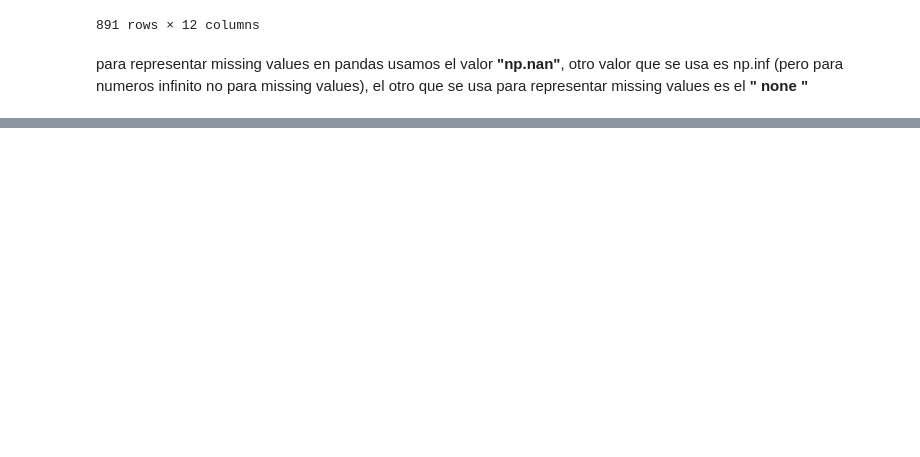
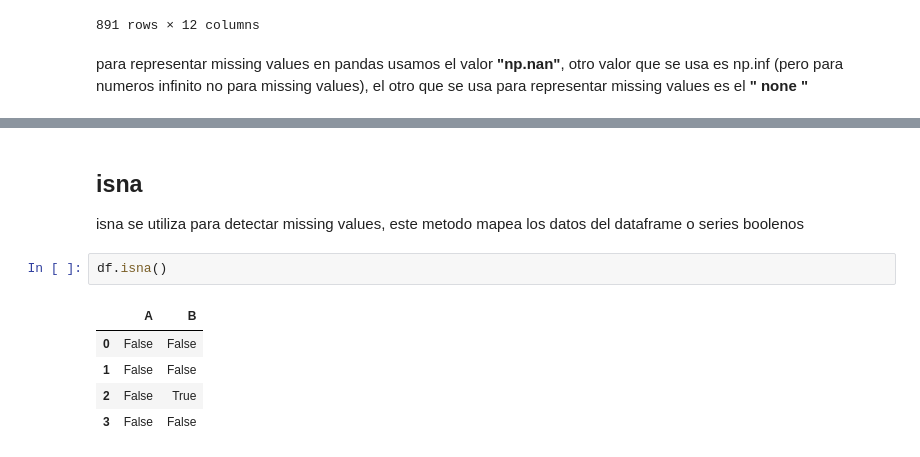
Before and after one commit to balthazar-bytes/Analisis-de-datos, a Jupyter notebook: teoria/modulo 5/missing_values.ipynb, the cells around one changed output, grey strips where cells are left out. Drawn from its saved outputs; the diff is of its cells as text; blank space fills up the shorter version.

```diff
--- a/teoria/modulo 5/missing_values.ipynb
+++ b/teoria/modulo 5/missing_values.ipynb
@@ -33,0 +56,12 @@ ValueError: Length of values (4) does not match length of index (1)
+# %% [markdown]
+## isna
+
+isna  se utiliza para detectar missing values, este metodo mapea los datos del dataframe o series boolenos
+# %%
+df.isna()
+# %% [output]
+|  | A | B |
+| 0 | False | False |
+| 1 | False | False |
+| 2 | False | True |
+| 3 | False | False |
```
Also changed, not shown: parts of 16 cells of this notebook.
